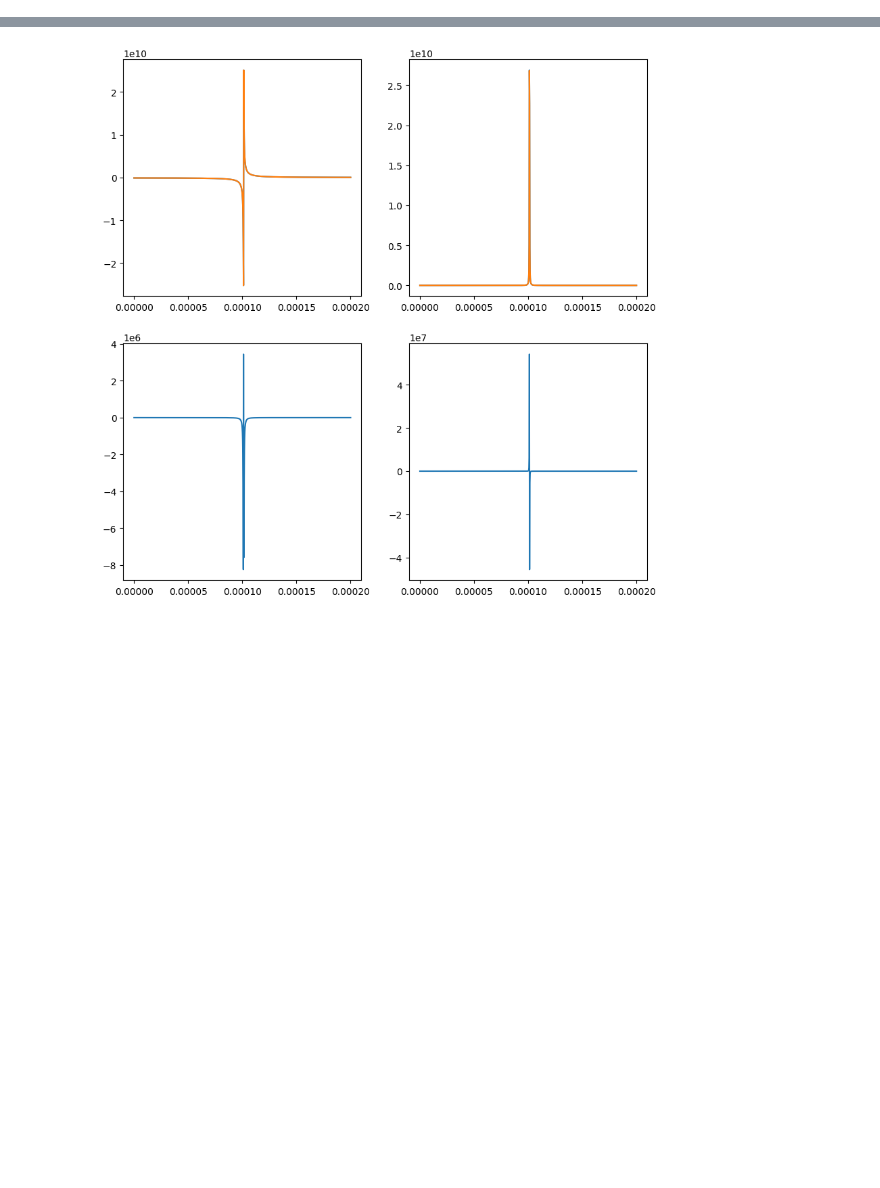
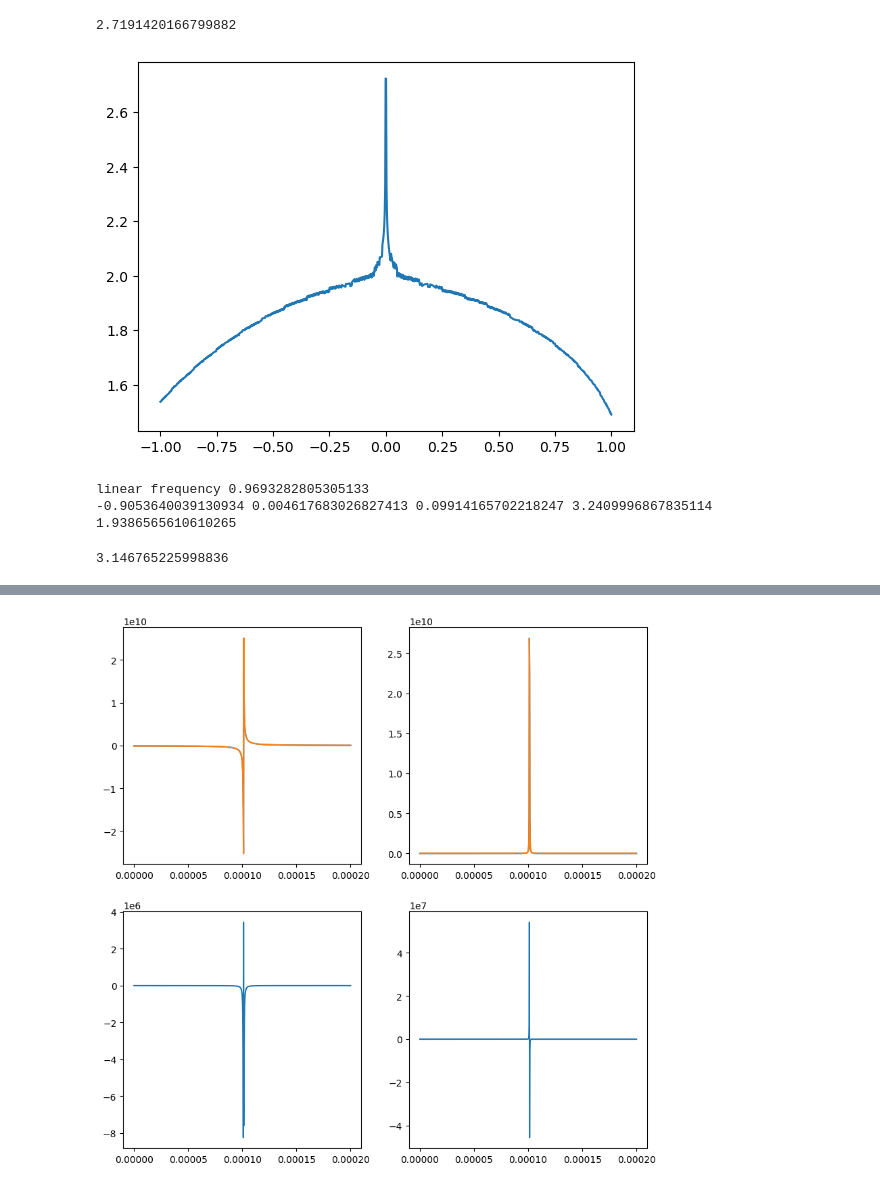
Before and after one commit to Satyamjha2/Optomechanics, a Jupyter notebook: levitating_mirror.ipynb, the cells around one changed output, grey strips where cells are left out. Cells and saved outputs as stored; diff of their text form; code cells hidden in the pictures; blank space fills up the shorter version.

Commit message:
updated non-linear time period

```diff
--- a/levitating_mirror.ipynb
+++ b/levitating_mirror.ipynb
@@ -6,0 +87,37 @@ from IPython.display import display, Latex
+# %%
+r=0.7
+phi_0=1e-3
+E=phi_0-(r**2+1)*np.arctan(r+phi_0)
+
+2*np.pi/calc_T(V0,r,E)
+# %% [output]
+2.7191420166799882
+# %%
+r=0.7
+T=[]
+phi_list=np.linspace(-1,1,1000)
+# E_list=np.linspace(-(r**2+1)*np.arctan(r),(r**2+1)*np.arctan(r)-2*r,100)[1:-1]
+E_list=phi_list-(r**2+1)*np.arctan(r+phi_list)
+for E in E_list:
+    T.append(calc_T(V0,r,E))
+#print(T)
+plt.plot(phi_list,2*np.pi/np.array(T))
+plt.show()
+# %% [output]
+[figure, added]
+# %%
+r=0.7
+
+lin_f=(2*r/(1+r**2))**0.5
+print("linear frequency",lin_f)
+phi_0=1e-1
+E=phi_0-(r**2+1)*np.arctan(r+phi_0)
+del_E=phi_0-(r**2+1)*np.arctan(r+phi_0)+(r**2+1)*np.arctan(r)
+x_e=(del_E*(1+r**2)/r)**0.5
+T=np.pi*((1+r**2)/(2*r))**0.5
+print(E,del_E,x_e,T,2*np.pi/T)
+calc_T(V0,r,E)
+# %% [output]
+linear frequency 0.9693282805305133
+-0.9053640039130934 0.004617683026827413 0.09914165702218247 3.2409996867835114 1.9386565610610265
+3.146765225998836
```
Also changed, not shown: parts of 10 cells of this notebook.
